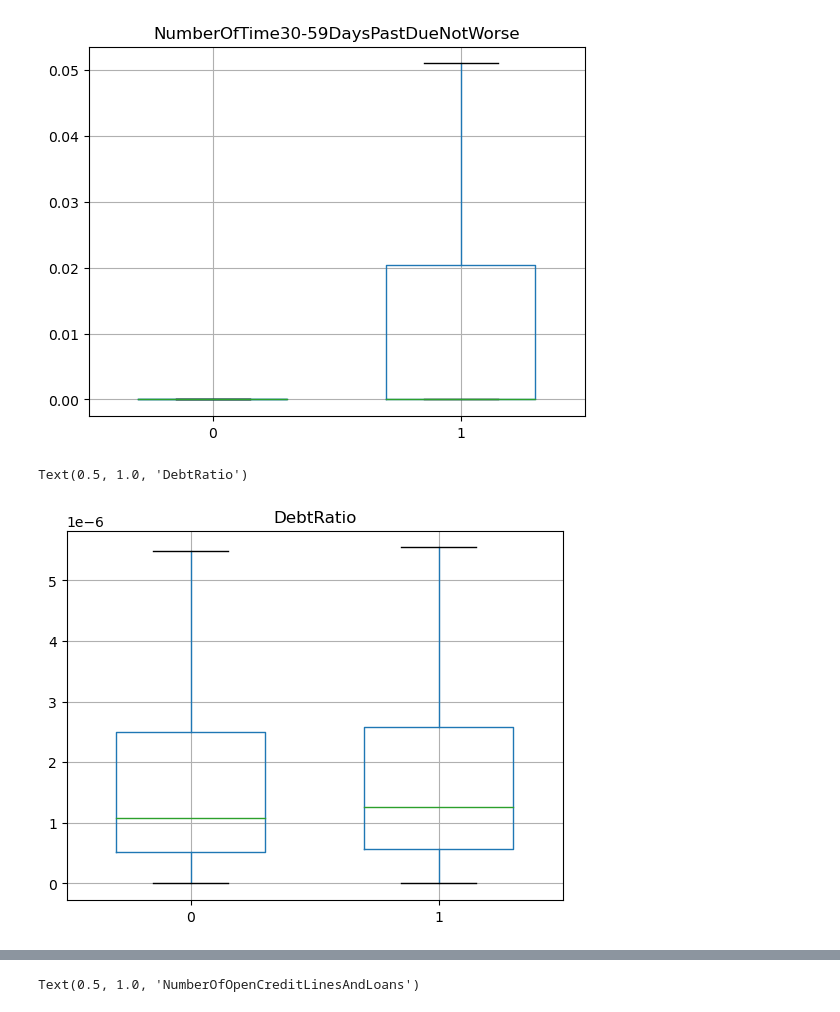
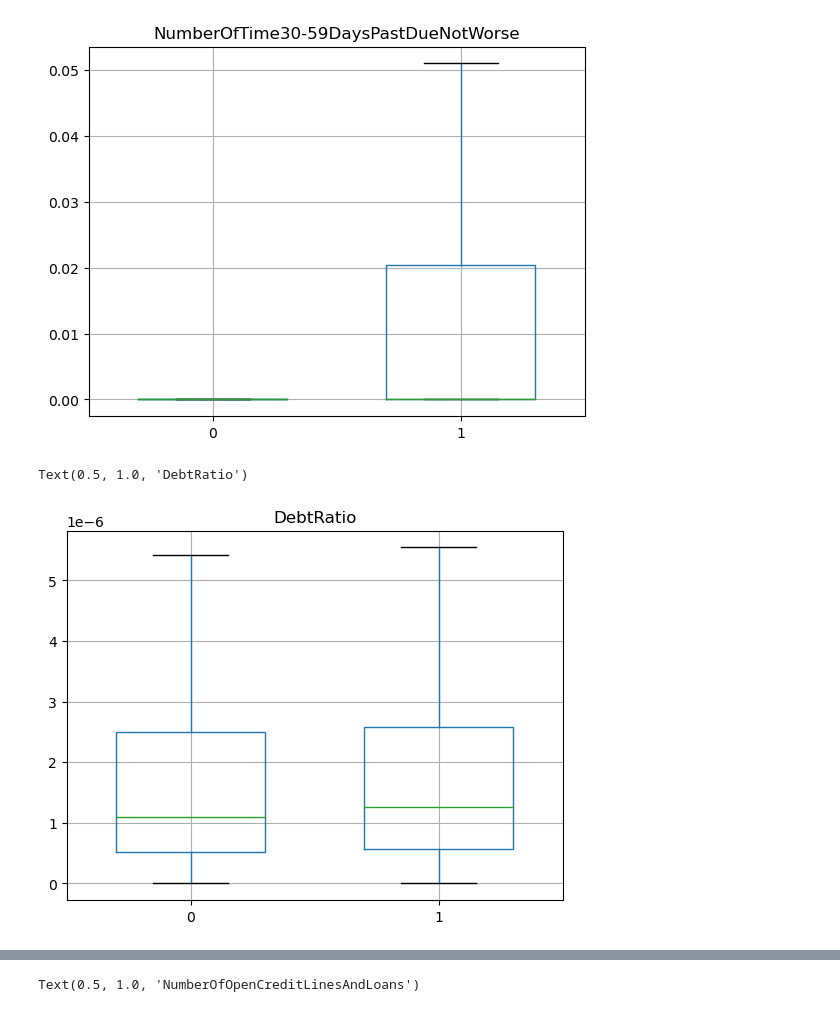
Before and after one commit to khaoula789/Credit-Risk-Prediction-using-Random-Forest, a Jupyter notebook: projet de scoring.ipynb, the cells around one changed output, grey strips where cells are left out. Cells and saved outputs as stored; diff of their text form; code cells hidden in the pictures.

```diff
--- a/projet de scoring.ipynb
+++ b/projet de scoring.ipynb
@@ -254,24 +276,24 @@ Text(0.5, 1.0, 'NumberOfTime30-59DaysPastDueNotWorse')
 # %%
 import seaborn as sns
 import pandas as pd
 import matplotlib.pyplot as plt
 
 # splitting dataframe by groups
-grouped = df.groupby(data_clean.SeriousDlqin2yrs)
+grouped = df.groupby(df.SeriousDlqin2yrs)
 # grouping by particular dataframe column
 data_0 = grouped.get_group(0)
 data_1 = grouped.get_group(1)
 
 ax = plt.axes()
 # first boxplot
 boxplot = data_0.boxplot(column='DebtRatio',positions = [1], widths = 0.6, showfliers=False)
 # second boxplot
 boxplot = data_1.boxplot(column='DebtRatio',positions = [2], widths = 0.6, showfliers=False)
 ax.set_xticklabels(['0', '1'])
 plt.title('DebtRatio')
 # %% [output]
 Text(0.5, 1.0, 'DebtRatio')
-[figure, old version]
+[figure, new version]
 # %%
 import seaborn as sns
 import pandas as pd
```
Also changed, not shown: parts of 31 cells of this notebook.
